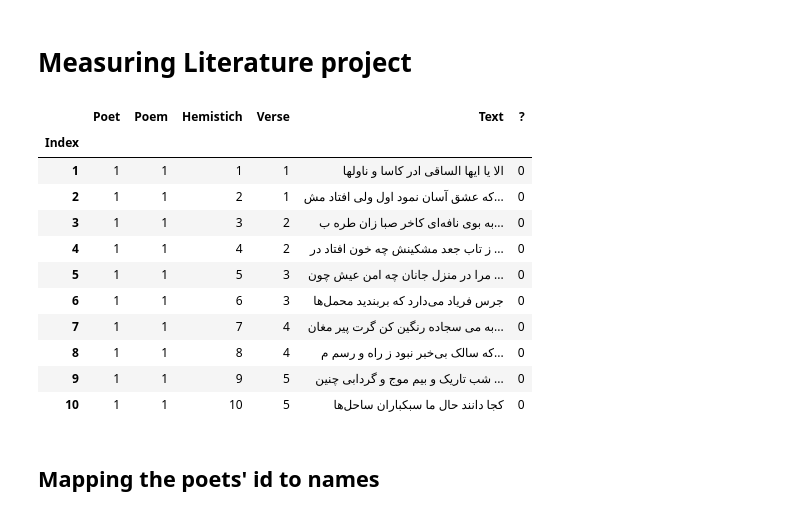
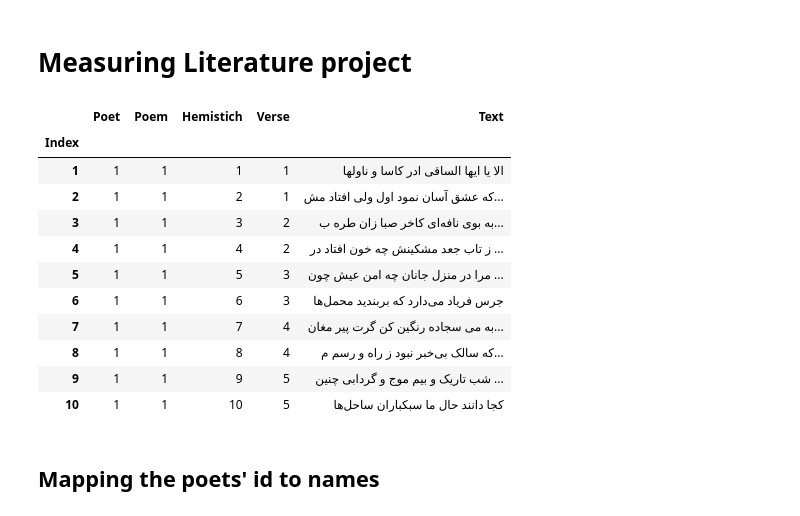
Before and after one commit to sareban/Measuring-Literature-Project, a Jupyter notebook: Literature Project.ipynb, the cells around one changed output. Drawn from its saved outputs; the diff is of its cells as text; code cells hidden in the pictures.

```diff
--- a/Literature Project.ipynb
+++ b/Literature Project.ipynb
@@ -14,20 +16,20 @@ from persian_wordcloud.wordcloud import PersianWordCloud
 # %% [markdown]
 # Measuring Literature project
 # %%
-df = pd.read_excel("data/poems.xlsx", names=["Poet", "Poem", "Hemistich", "Verse","Text", "?"], index_col=0)
+df = pd.read_excel("data/poems_reduced.xlsx", names=["Poet", "Poem", "Hemistich", "Verse","Text"], index_col=0)
 df.index.name="Index"
 df.Text = df.Text.str.strip()
 df.head(10)
 # %% [output]
-|  | Poet | Poem | Hemistich | Verse | Text | ? |
-| Index |  |  |  |  |  |  |
-| 1 | 1 | 1 | 1 | 1 | الا یا ایها الساقی ادر کاسا و ناولها | 0 |
-| 2 | 1 | 1 | 2 | 1 | که عشق آسان نمود اول ولی افتاد مش... | 0 |
-| 3 | 1 | 1 | 3 | 2 | به بوی نافه‌ای کاخر صبا زان طره ب... | 0 |
-| 4 | 1 | 1 | 4 | 2 | ز تاب جعد مشکینش چه خون افتاد در ... | 0 |
-| 5 | 1 | 1 | 5 | 3 | مرا در منزل جانان چه امن عیش چون ... | 0 |
-| 6 | 1 | 1 | 6 | 3 | جرس فریاد می‌دارد که بربندید محمل‌ها | 0 |
-| 7 | 1 | 1 | 7 | 4 | به می سجاده رنگین کن گرت پیر مغان... | 0 |
-| 8 | 1 | 1 | 8 | 4 | که سالک بی‌خبر نبود ز راه و رسم م... | 0 |
-| 9 | 1 | 1 | 9 | 5 | شب تاریک و بیم موج و گردابی چنین ... | 0 |
-| 10 | 1 | 1 | 10 | 5 | کجا دانند حال ما سبکباران ساحل‌ها | 0 |
+|  | Poet | Poem | Hemistich | Verse | Text |
+| Index |  |  |  |  |  |
+| 1 | 1 | 1 | 1 | 1 | الا یا ایها الساقی ادر کاسا و ناولها |
+| 2 | 1 | 1 | 2 | 1 | که عشق آسان نمود اول ولی افتاد مش... |
+| 3 | 1 | 1 | 3 | 2 | به بوی نافه‌ای کاخر صبا زان طره ب... |
+| 4 | 1 | 1 | 4 | 2 | ز تاب جعد مشکینش چه خون افتاد در ... |
+| 5 | 1 | 1 | 5 | 3 | مرا در منزل جانان چه امن عیش چون ... |
+| 6 | 1 | 1 | 6 | 3 | جرس فریاد می‌دارد که بربندید محمل‌ها |
+| 7 | 1 | 1 | 7 | 4 | به می سجاده رنگین کن گرت پیر مغان... |
+| 8 | 1 | 1 | 8 | 4 | که سالک بی‌خبر نبود ز راه و رسم م... |
+| 9 | 1 | 1 | 9 | 5 | شب تاریک و بیم موج و گردابی چنین ... |
+| 10 | 1 | 1 | 10 | 5 | کجا دانند حال ما سبکباران ساحل‌ها |
```
Also changed, not shown: parts of 61 cells of this notebook, 35 other files.
